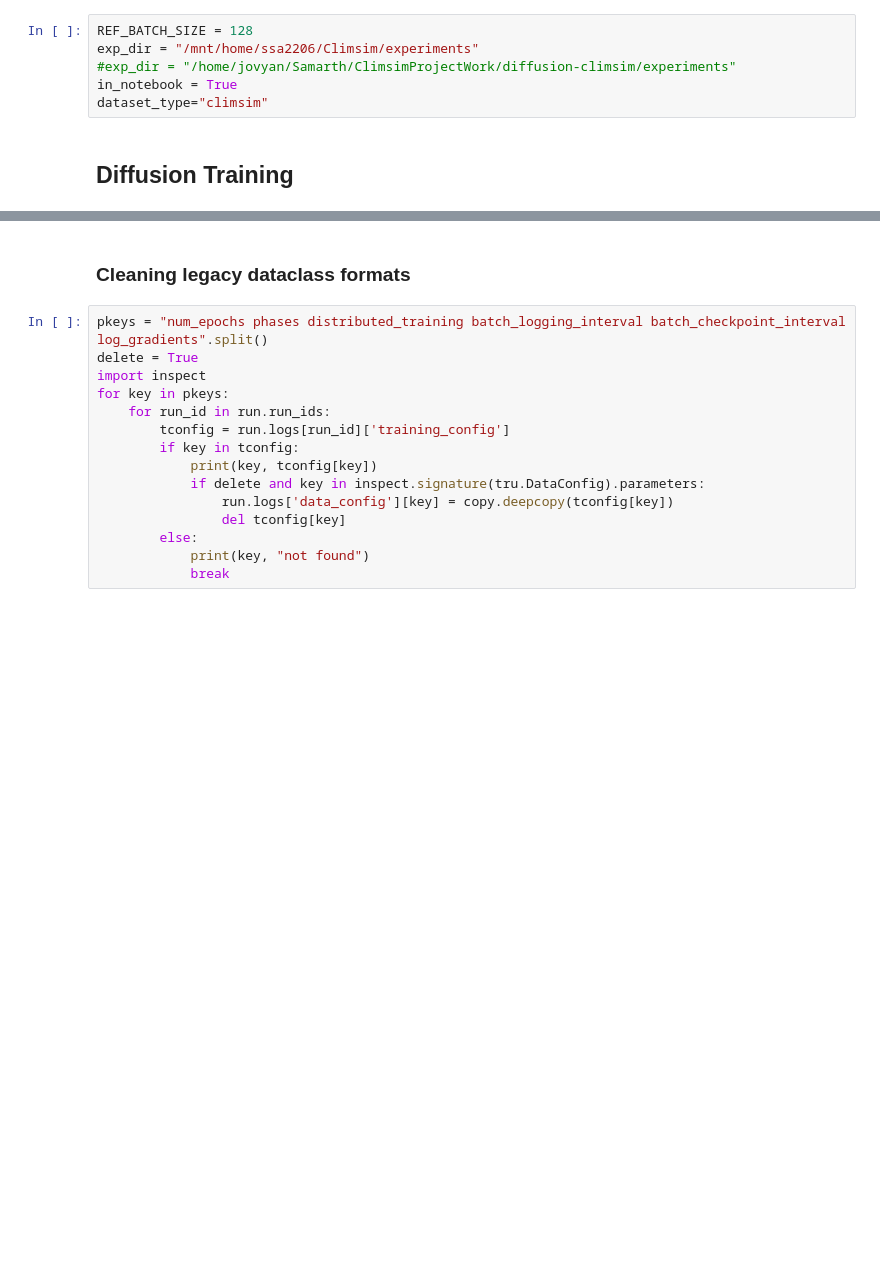
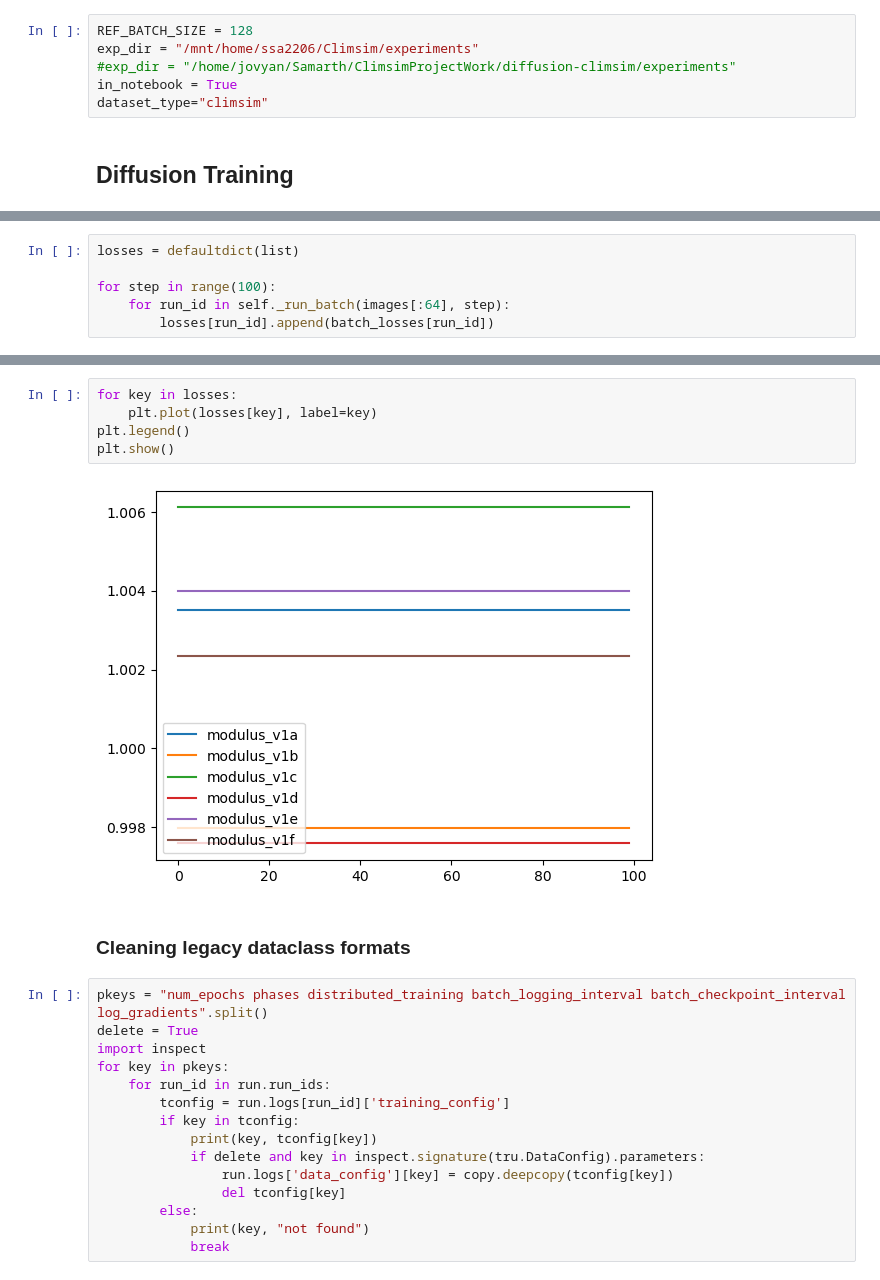
Before and after one commit to SammyAgrawal/diffusion-climsim, a Jupyter notebook: Notebooks/DebuggingRuns.ipynb, the cells around one changed output, grey strips where cells are left out. Drawn from its saved outputs; the diff is of its cells as text; blank space fills up the shorter version.

```diff
--- a/Notebooks/DebuggingRuns.ipynb
+++ b/Notebooks/DebuggingRuns.ipynb
@@ -254,0 +194,6 @@ TimestepEmbedding(
+# %%
+losses = defaultdict(list)
+
+for step in range(100):
+    for run_id in self._run_batch(images[:64], step):
+        losses[run_id].append(batch_losses[run_id])
@@ -255,3 +204,10 @@ TimestepEmbedding(
+# %%
+for key in losses:
+    plt.plot(losses[key], label=key)
+plt.legend()
+plt.show()
+# %% [output]
+[figure, added]
 # %% [markdown]
 ### Cleaning legacy dataclass formats
 # %%
```
Also changed, not shown: parts of 86 cells of this notebook, 10 other files.
